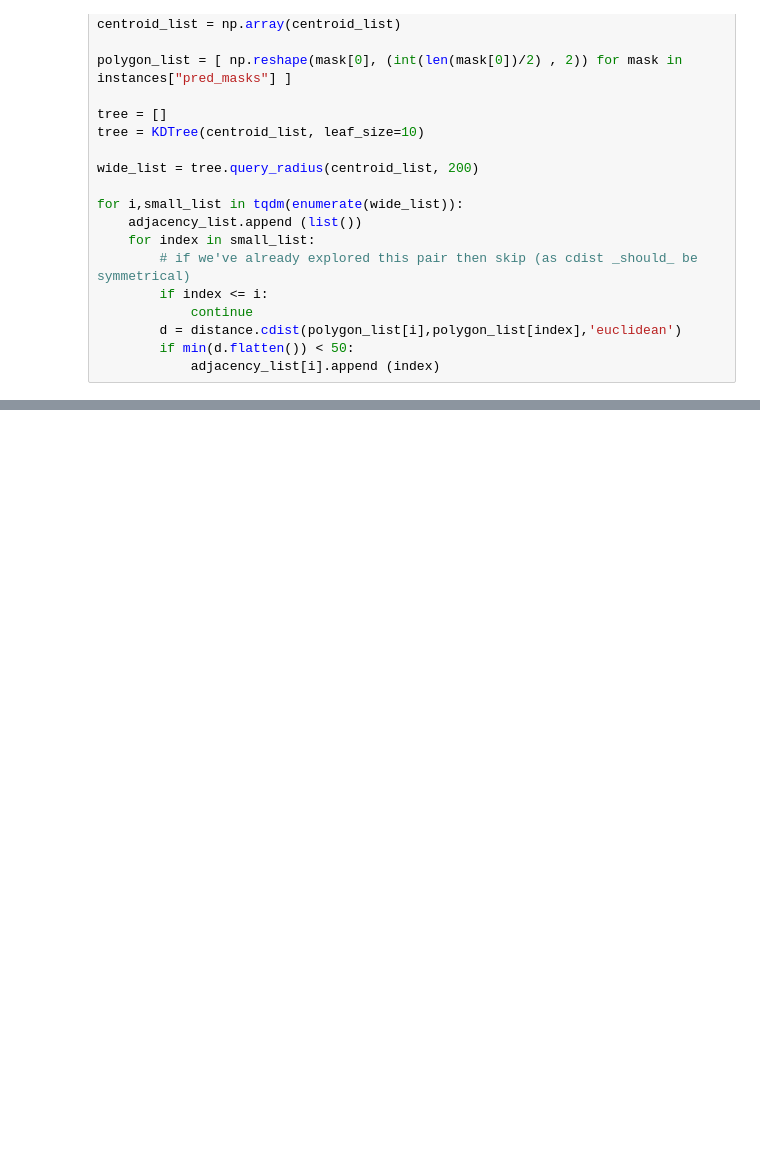
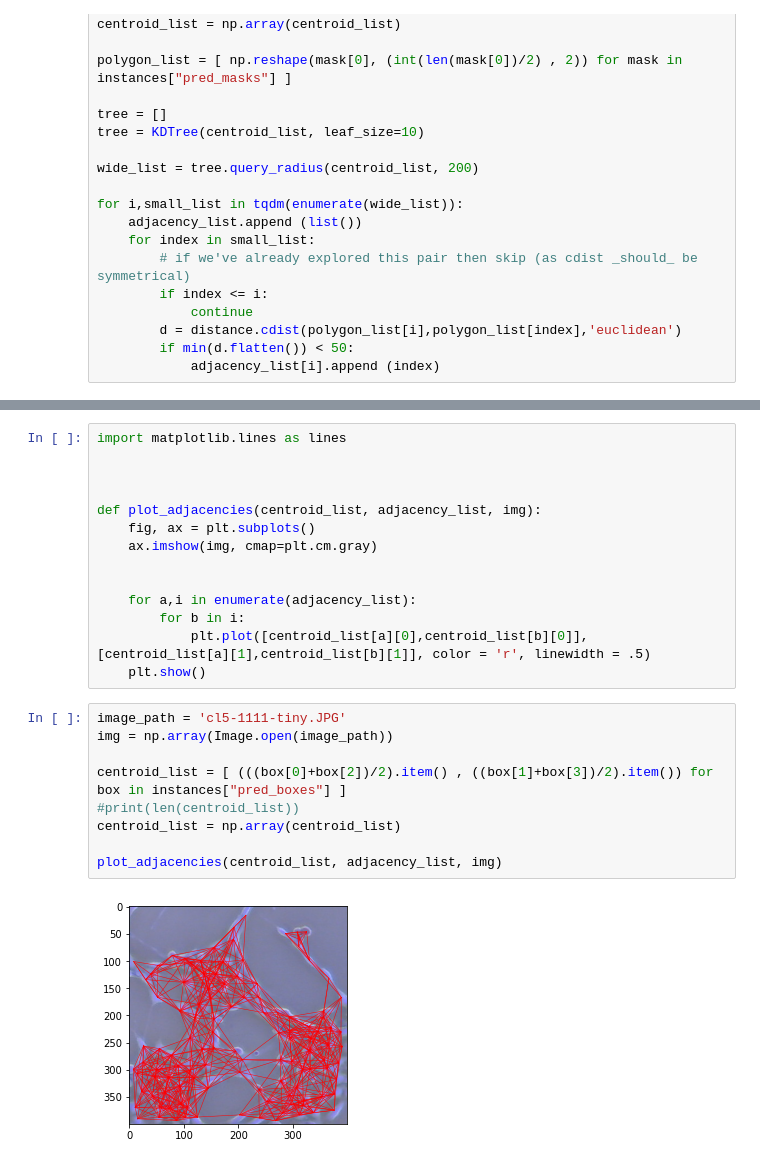
Before and after one commit to trevor-chan/research, a Jupyter notebook: morpho_scripts/updated_analysis.ipynb, the cells around one changed output, grey strips where cells are left out. Cells and saved outputs as stored; diff of their text form; blank space fills up the shorter version.

```diff
--- a/morpho_scripts/updated_analysis.ipynb
+++ b/morpho_scripts/updated_analysis.ipynb
@@ -143,3 +129,28 @@ adjacency_list
+# %%
+import matplotlib.lines as lines
+
+
+
+def plot_adjacencies(centroid_list, adjacency_list, img):
+    fig, ax = plt.subplots()
+    ax.imshow(img, cmap=plt.cm.gray)
+
+
+    for a,i in enumerate(adjacency_list):
+        for b in i:
+            plt.plot([centroid_list[a][0],centroid_list[b][0]], [centroid_list[a][1],centroid_list[b][1]], color = 'r', linewidth = .5)
+    plt.show()
+# %%
+image_path = 'cl5-1111-tiny.JPG'
+img = np.array(Image.open(image_path))
+
+centroid_list = [ (((box[0]+box[2])/2).item() , ((box[1]+box[3])/2).item()) for box in instances["pred_boxes"] ]
+#print(len(centroid_list))
+centroid_list = np.array(centroid_list)
+
+plot_adjacencies(centroid_list, adjacency_list, img)
+# %% [output]
+[figure, added]
 # %%
 !git status
 # %% [output]
```
Also changed, not shown: parts of 6 cells of this notebook.
